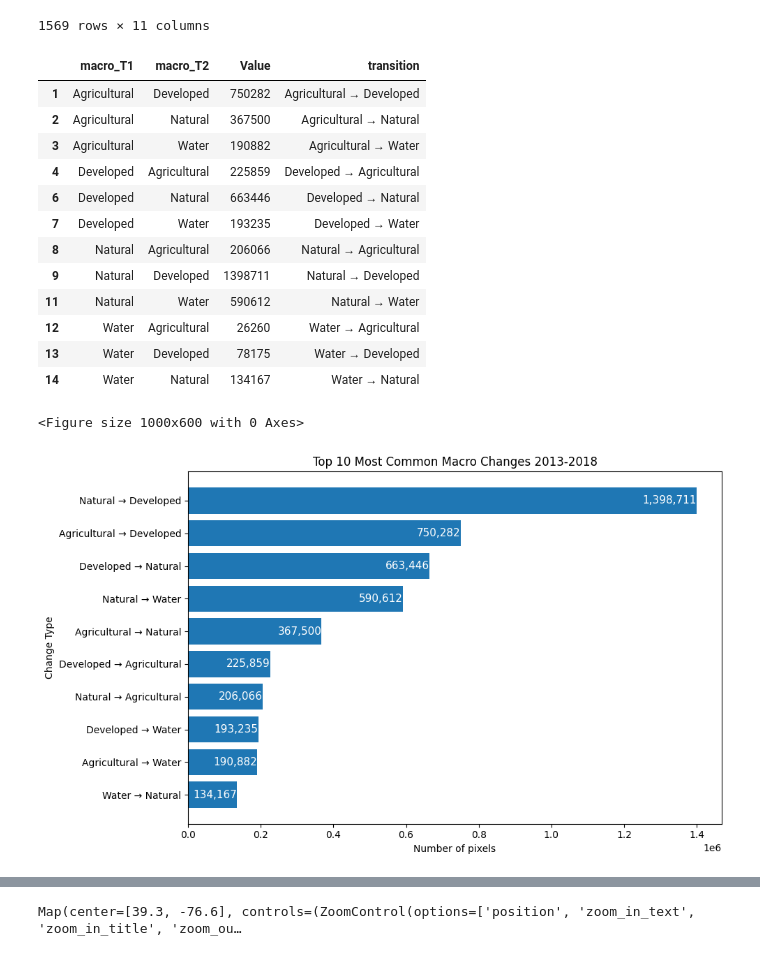
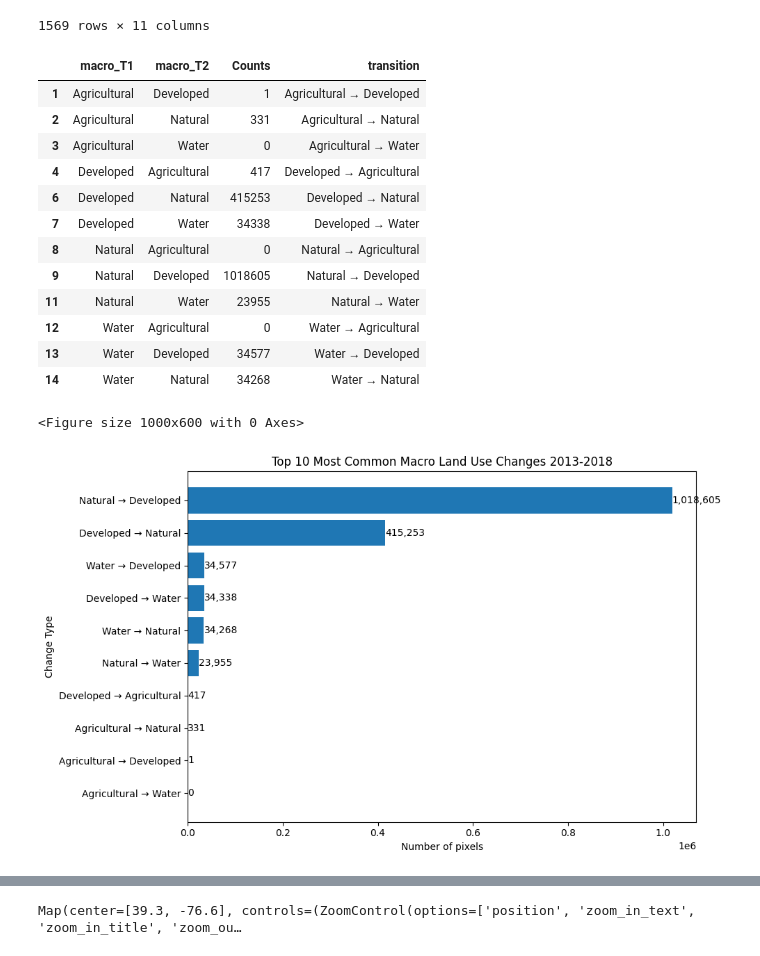
Before and after one commit to mosiahmaddox-tech/landcover_spring2026, a Jupyter notebook: landcover_01.ipynb, the cells around one changed output, grey strips where cells are left out. Drawn from its saved outputs; the diff is of its cells as text; code cells hidden in the pictures.

```diff
--- a/landcover_01.ipynb
+++ b/landcover_01.ipynb
@@ -51,7 +51,7 @@ df2 = df[(df['lc_T1'] == "Tree Canopy") | (df['lc_T2'] == "Tree Canopy")]
 
 import rasterio
 
-with rasterio.open(change1to2) as ras:
+with rasterio.open("../landcover_spring2026_toobig/balt_24510_lulc-change_2013-2018_2024-Edition.tif") as ras:
     ra = ras.read(1)
     nodata = ras.nodata
 
@@ -100,12 +100,14 @@ df_joined
 | 1568 | 8685 | Pasture and Hay Herbaceous to Pas... | Pasture and Hay | Pasture and Hay | Low Vegetation | Barren | Pasture and Hay | Pasture and Hay | Agricultural | Agricultural | ... |
 1569 rows × 11 columns
 # %%
+#Quantify macro land use changes
+
 #group by macro_T1 and T2
 
 df_changes = (
     df_joined
     .groupby(["macro_T1", "macro_T2"], as_index=False)
-    .agg({"Value": "sum"})
+    .agg({"Counts": "sum"})
 )
 
 
@@ -120,59 +122,59 @@ df_changes = df_changes[df_changes['macro_T1']!=df_changes['macro_T2']]
 
 df_changes
 # %% [output]
-|  | macro_T1 | macro_T2 | Value | transition |
-| 1 | Agricultural | Developed | 750282 | Agricultural → Developed |
-| 2 | Agricultural | Natural | 367500 | Agricultural → Natural |
-| 3 | Agricultural | Water | 190882 | Agricultural → Water |
-| 4 | Developed | Agricultural | 225859 | Developed → Agricultural |
-| 6 | Developed | Natural | 663446 | Developed → Natural |
-| 7 | Developed | Water | 193235 | Developed → Water |
-| 8 | Natural | Agricultural | 206066 | Natural → Agricultural |
-| 9 | Natural | Developed | 1398711 | Natural → Developed |
-| 11 | Natural | Water | 590612 | Natural → Water |
-| 12 | Water | Agricultural | 26260 | Water → Agricultural |
-| 13 | Water | Developed | 78175 | Water → Developed |
-| 14 | Water | Natural | 134167 | Water → Natural |
+|  | macro_T1 | macro_T2 | Counts | transition |
+| 1 | Agricultural | Developed | 1 | Agricultural → Developed |
+| 2 | Agricultural | Natural | 331 | Agricultural → Natural |
+| 3 | Agricultural | Water | 0 | Agricultural → Water |
+| 4 | Developed | Agricultural | 417 | Developed → Agricultural |
+| 6 | Developed | Natural | 415253 | Developed → Natural |
+| 7 | Developed | Water | 34338 | Developed → Water |
+| 8 | Natural | Agricultural | 0 | Natural → Agricultural |
+| 9 | Natural | Developed | 1018605 | Natural → Developed |
+| 11 | Natural | Water | 23955 | Natural → Water |
+| 12 | Water | Agricultural | 0 | Water → Agricultural |
+| 13 | Water | Developed | 34577 | Water → Developed |
+| 14 | Water | Natural | 34268 | Water → Natural |
 # %%
 #find most common changes
 
 top10 = (
     df_changes
-    .sort_values("Value", ascending=False)
+    .sort_values("Counts", ascending=False)
     .head(10)
 )
 
 #chart top macro changes
 
 import matplotlib.pyplot as plt
 
 plt.figure(figsize=(10, 6))
 
 fig, ax = plt.subplots(figsize=(10, 6))
 
 ax.barh(
     top10["transition"],
-    top10["Value"]
+    top10["Counts"]
 )
 
 ax.invert_yaxis()
 ax.set_xlabel("Number of pixels")
 ax.set_ylabel("Change Type")
-ax.set_title("Top 10 Most Common Macro Changes 2013-2018")
+ax.set_title("Top 10 Most Common Macro Land Use Changes 2013-2018")
 
-for i, value in enumerate(top10["Value"]):
+for i, value in enumerate(top10["Counts"]):
     ax.text(
         value,
         i,
         f"{value:,}",
         va="center",
-        ha="right",
-        fontsize=11,
-        color="white"
+        ha="left",
+        fontsize=10,
+        color="black"
     )
 
 plt.tight_layout()
 plt.show()
 # %% [output]
 <Figure size 1000x600 with 0 Axes>
-[figure, old version]
+[figure, new version]
```
Also changed, not shown: parts of 3 cells of this notebook.
